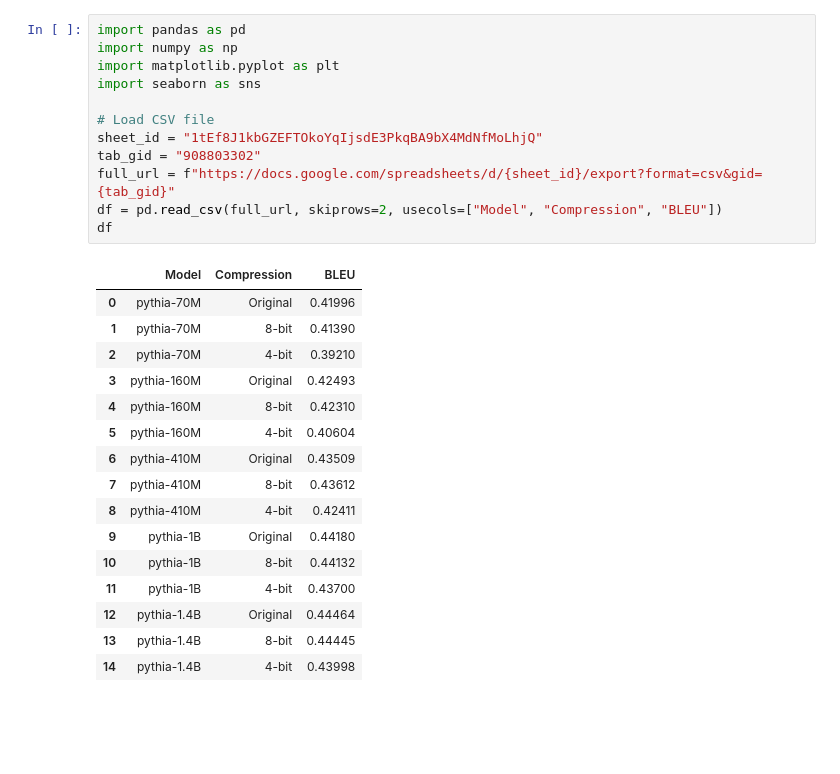
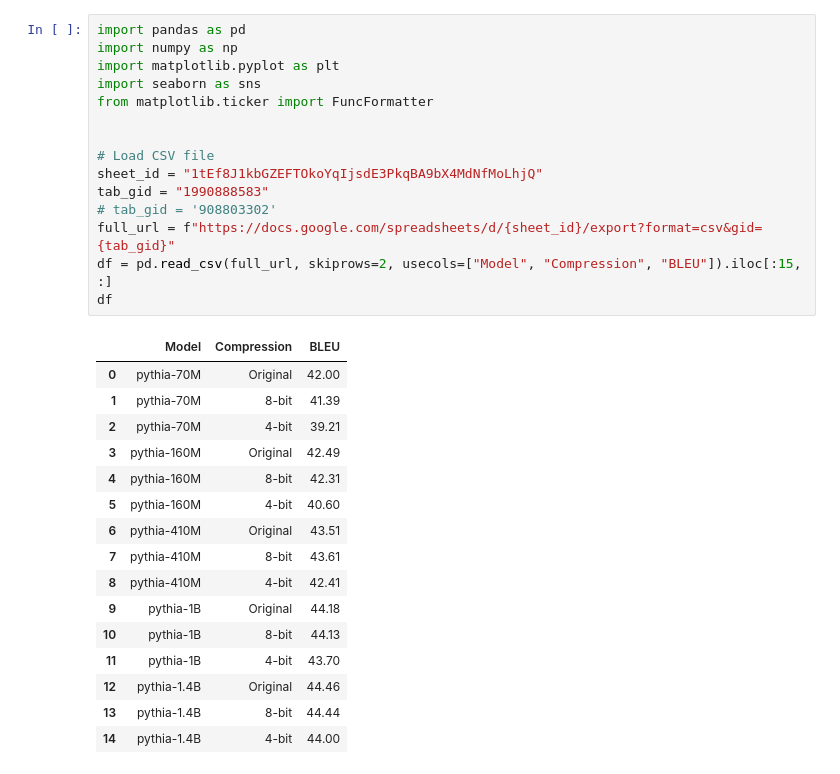
Before and after one commit to nazmul-me/mimir, a Jupyter notebook: resultsAnalysis/graph/RQ1-precisionVStask.ipynb, the cells around one changed output. Saved outputs shown, nothing was run; the diff lists cells and outputs as text; blank space fills up the shorter version.

```diff
--- a/resultsAnalysis/graph/RQ1-precisionVStask.ipynb
+++ b/resultsAnalysis/graph/RQ1-precisionVStask.ipynb
@@ -1,32 +1,35 @@
 # %%
 import pandas as pd
 import numpy as np
 import matplotlib.pyplot as plt
 import seaborn as sns
+from matplotlib.ticker import FuncFormatter
+
 
 # Load CSV file
 sheet_id = "1tEf8J1kbGZEFTOkoYqIjsdE3PkqBA9bX4MdNfMoLhjQ"
-tab_gid = "908803302"
+tab_gid = "1990888583"
+# tab_gid = '908803302'
 full_url = f"https://docs.google.com/spreadsheets/d/{sheet_id}/export?format=csv&gid={tab_gid}"
-df = pd.read_csv(full_url, skiprows=2, usecols=["Model", "Compression", "BLEU"])
+df = pd.read_csv(full_url, skiprows=2, usecols=["Model", "Compression", "BLEU"]).iloc[:15, :]
 df
 # %% [output]
 |  | Model | Compression | BLEU |
-| 0 | pythia-70M | Original | 0.41996 |
-| 1 | pythia-70M | 8-bit | 0.41390 |
-| 2 | pythia-70M | 4-bit | 0.39210 |
-| 3 | pythia-160M | Original | 0.42493 |
-| 4 | pythia-160M | 8-bit | 0.42310 |
-| 5 | pythia-160M | 4-bit | 0.40604 |
-| 6 | pythia-410M | Original | 0.43509 |
-| 7 | pythia-410M | 8-bit | 0.43612 |
-| 8 | pythia-410M | 4-bit | 0.42411 |
-| 9 | pythia-1B | Original | 0.44180 |
-| 10 | pythia-1B | 8-bit | 0.44132 |
-| 11 | pythia-1B | 4-bit | 0.43700 |
-| 12 | pythia-1.4B | Original | 0.44464 |
-| 13 | pythia-1.4B | 8-bit | 0.44445 |
-| 14 | pythia-1.4B | 4-bit | 0.43998 |
+| 0 | pythia-70M | Original | 42.00 |
+| 1 | pythia-70M | 8-bit | 41.39 |
+| 2 | pythia-70M | 4-bit | 39.21 |
+| 3 | pythia-160M | Original | 42.49 |
+| 4 | pythia-160M | 8-bit | 42.31 |
+| 5 | pythia-160M | 4-bit | 40.60 |
+| 6 | pythia-410M | Original | 43.51 |
+| 7 | pythia-410M | 8-bit | 43.61 |
+| 8 | pythia-410M | 4-bit | 42.41 |
+| 9 | pythia-1B | Original | 44.18 |
+| 10 | pythia-1B | 8-bit | 44.13 |
+| 11 | pythia-1B | 4-bit | 43.70 |
+| 12 | pythia-1.4B | Original | 44.46 |
+| 13 | pythia-1.4B | 8-bit | 44.44 |
+| 14 | pythia-1.4B | 4-bit | 44.00 |
 # %%
 compression_order = ["Original", "8-bit", "4-bit"]
 df["Compression"] = pd.Categorical(df["Compression"], categories=compression_order, ordered=True)
```
Also changed, not shown: parts of 2 cells of this notebook, 1 other file.
